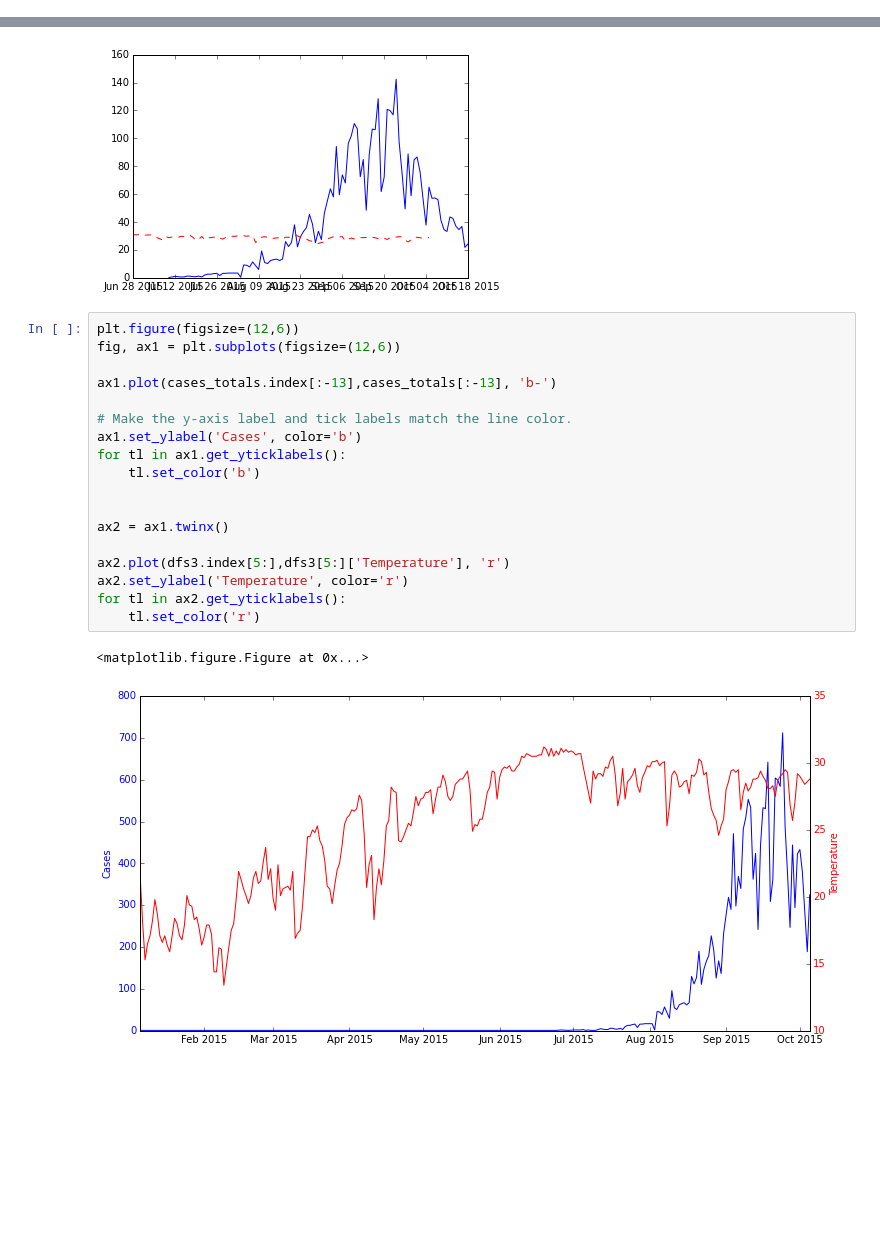
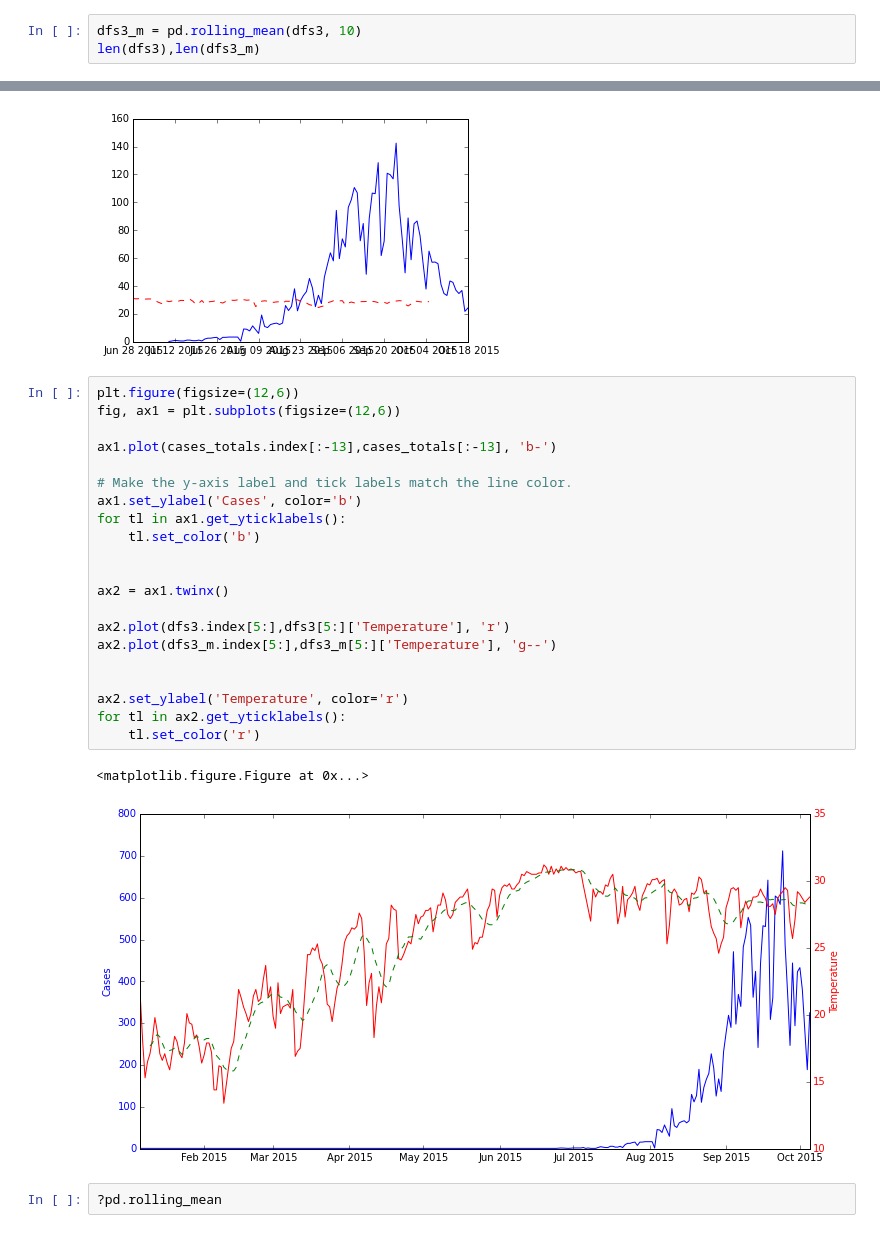
Before and after one commit to cchuang2009/math-2015-2, a Jupyter notebook: 1/maps-temperature.ipynb, the cells around one changed output, grey strips where cells are left out. Saved outputs shown, nothing was run; the diff lists cells and outputs as text; blank space fills up the shorter version.

Commit message:
add moving average curve

```diff
--- a/1/maps-temperature.ipynb
+++ b/1/maps-temperature.ipynb
@@ -60,0 +65,3 @@ my_plot2=dfs3.plot()
+# %%
+dfs3_m = pd.rolling_mean(dfs3, 10)
+len(dfs3),len(dfs3_m)
@@ -93,21 +110,26 @@ plt.plot(cases_totals.index[-n:],cases_totals[-n:]/5.,dfs3.index[-n:],dfs3[-n:][
 # %%
 plt.figure(figsize=(12,6))
 fig, ax1 = plt.subplots(figsize=(12,6))
 
 ax1.plot(cases_totals.index[:-13],cases_totals[:-13], 'b-')
 
 # Make the y-axis label and tick labels match the line color.
 ax1.set_ylabel('Cases', color='b')
 for tl in ax1.get_yticklabels():
     tl.set_color('b')
 
 
 ax2 = ax1.twinx()
 
 ax2.plot(dfs3.index[5:],dfs3[5:]['Temperature'], 'r')
+ax2.plot(dfs3_m.index[5:],dfs3_m[5:]['Temperature'], 'g--')
+
+
 ax2.set_ylabel('Temperature', color='r')
 for tl in ax2.get_yticklabels():
     tl.set_color('r')
 # %% [output]
 <matplotlib.figure.Figure at 0x...>
-[figure, old version]
+[figure, new version]
+# %%
+?pd.rolling_mean
```
Also changed, not shown: parts of 4 cells of this notebook.
